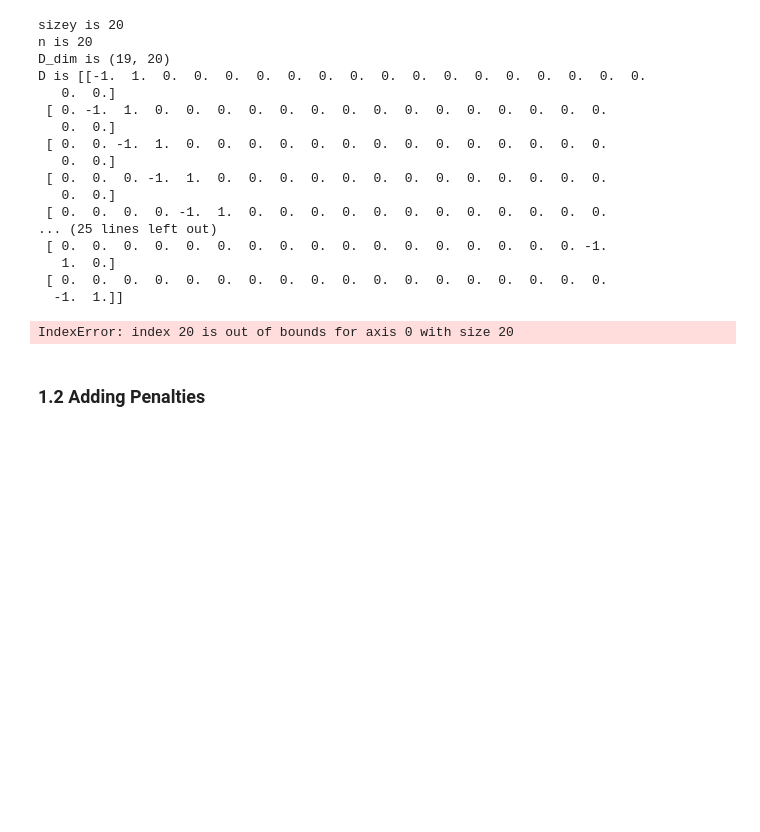
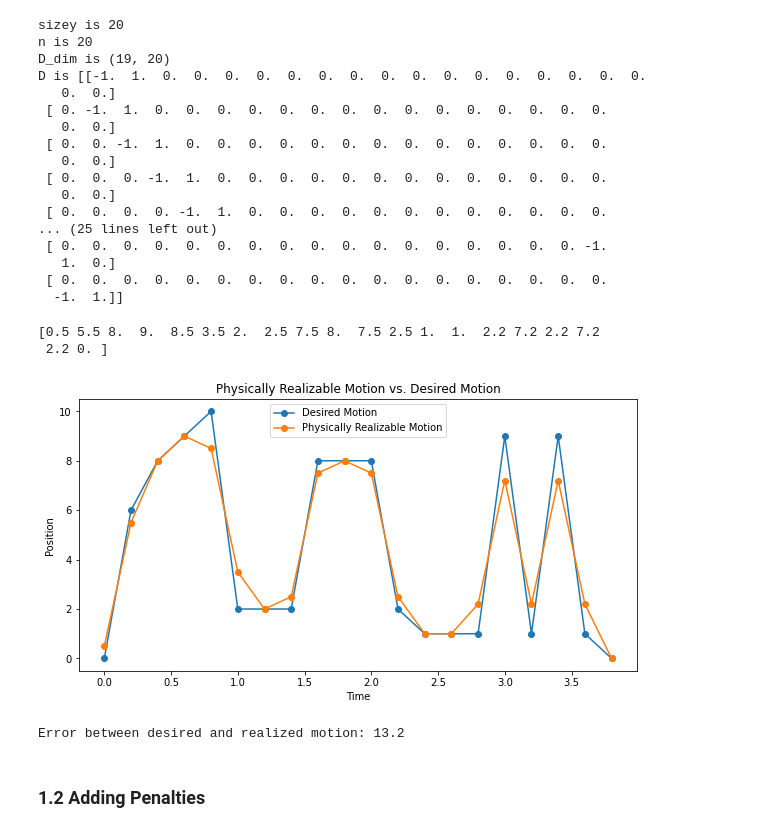
Before and after one commit to sofiagilardini/UCLA_EE113, a Jupyter notebook: hw5/hw5.ipynb, the cells around one changed output. Saved outputs shown, nothing was run; the diff lists cells and outputs as text; code cells hidden in the pictures; blank space fills up the shorter version.

```diff
--- a/hw5/hw5.ipynb
+++ b/hw5/hw5.ipynb
@@ -139,44 +141,38 @@ D is [[-1.  1.  0.  0.  0.  0.  0.  0.  0.  0.  0.  0.  0.  0.  0.  0.  0.  0.
 ################# Edit the code below to solve for X #################
 # You may want to create the matrix D here
 # D = ...
-
-sizey = len(y)
-D_dim = (sizey, n)
-
-D = np.zeros(D_dim)
-
-for i in range(0, D.shape[0]):
-    D[i][i] = -1
-    D[i][i+1] = 1
 
 
 x = cp.Variable(n) # creates a variable vector of size n to be optimized
 objective = cp.Minimize(cp.sum_squares(y - x)) # Fill in the objective function
 
 Dx = D @ x
 
 
-constraints = [-5 <= x, x <= 5] # creates a list of constraints
+constraints = [-5 <= Dx , Dx <= 5] # creates a list of constraints
 prob = cp.Problem(objective, constraints)
 
 # The optimal objective value is returned by `prob.solve()`.
 result = prob.solve()
 # The optimal value for x is stored in `x.value`.
 print(x.value)
 
 # The optimal motion is stored in the variable 'x' and plotted below
 plt.figure(figsize=(10,5))
 plt.plot(t, y, '-o', label='Desired Motion')
 plt.plot(t, x.value, '-o', label='Physically Realizable Motion')
 plt.xlabel('Time')
 plt.ylabel('Position')
 plt.title('Physically Realizable Motion vs. Desired Motion')
 plt.legend()
 plt.show()### 1.1 Solve Quiz 13 Problem
 
 print(f"Error between desired and realized motion: {np.sum(np.abs(y-x.value))}")
 # %% [output]
-IndexError: index 20 is out of bounds for axis 0 with size 20
+[0.5 5.5 8.  9.  8.5 3.5 2.  2.5 7.5 8.  7.5 2.5 1.  1.  2.2 7.2 2.2 7.2
+ 2.2 0. ]
+[figure, added]
+Error between desired and realized motion: 13.2
 # %% [markdown]
 ### 1.2 Adding Penalties
 # %% [markdown]
```
Also changed, not shown: parts of 6 cells of this notebook, 3 other files.
